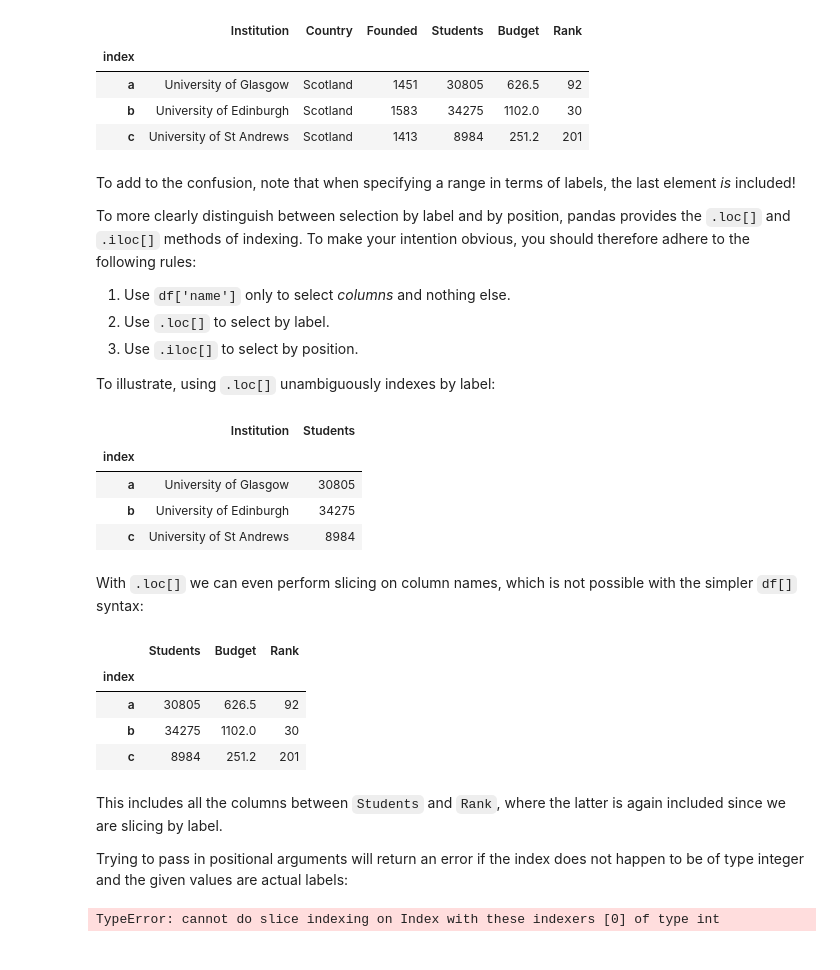
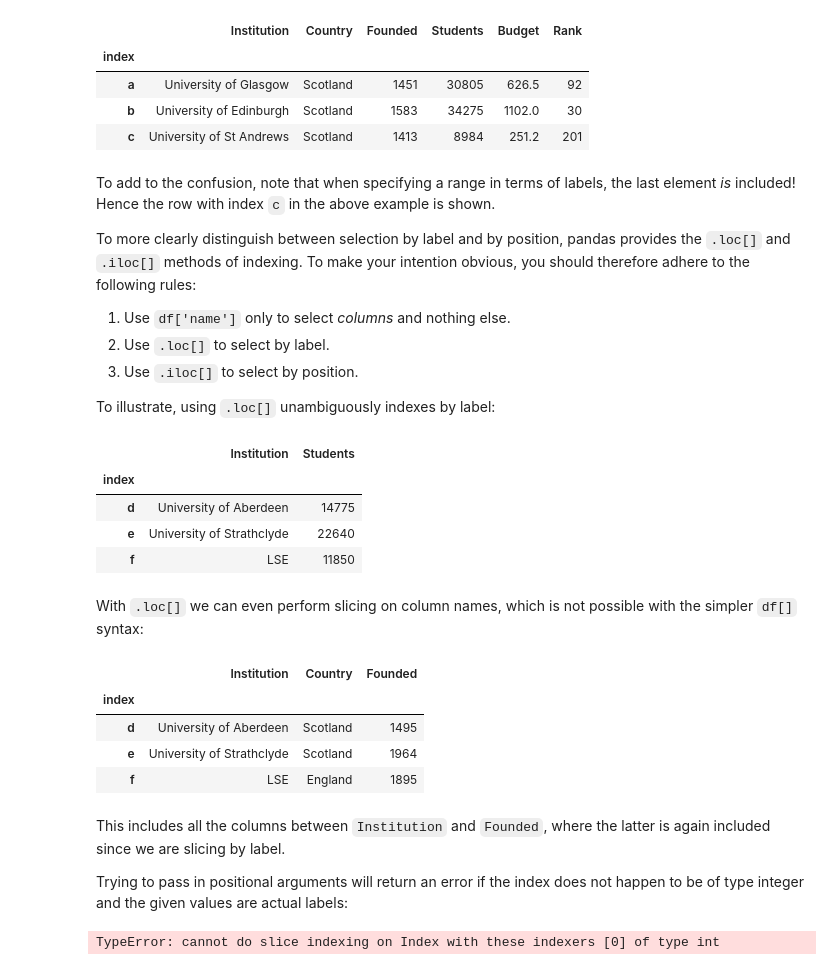
Before and after one commit to richardfoltyn/python-statistics, a Jupyter notebook: lectures/unit8.ipynb, the cells around one changed output. Cells and saved outputs as stored; diff of their text form; code cells hidden in the pictures.

```diff
--- a/lectures/unit8.ipynb
+++ b/lectures/unit8.ipynb
@@ -333,8 +355,9 @@ instead of integers as follows:
 import pandas as pd
 df = pd.read_csv('../data/universities.csv', sep=';')
 
-# Map list of integers to lower-case roman letters
-index = [chr(97+i) for i in df.index.values]
+# Create list of lower-case letters which has same
+# length as the number of observations.
+index = [chr(97+i) for i in range(len(df))]     # len(df) returns number of obs.
 index
 # %% [output]
 ['a',
@@ -367,7 +391,8 @@ df['a':'c']             # This is the same as df[:3]
 | c | University of St Andrews | Scotland | 1413 | 8984 | 251.2 | 201 |
 # %% [markdown]
 To add to the confusion, note that when specifying a range in terms of
-labels, the last element *is* included!
+labels, the last element *is* included! Hence the row with index `c`
+in the above example is shown.
 
 
 To more clearly distinguish between selection by label and by position,
@@ -381,26 +406,26 @@ rules:
 
 To illustrate, using `.loc[]` unambiguously indexes by label:
 # %%
-df.loc['a':'c', ['Institution', 'Students']]
+df.loc['d':'f', ['Institution', 'Students']]
 # %% [output]
 |  | Institution | Students |
 | index |  |  |
-| a | University of Glasgow | 30805 |
-| b | University of Edinburgh | 34275 |
-| c | University of St Andrews | 8984 |
+| d | University of Aberdeen | 14775 |
+| e | University of Strathclyde | 22640 |
+| f | LSE | 11850 |
 # %% [markdown]
 With `.loc[]` we can even perform slicing on column names, which
 is not possible with the simpler `df[]` syntax:
-# %%
-df.loc['a':'c', 'Students':'Rank']
-# %% [output]
-|  | Students | Budget | Rank |
-| index |  |  |  |
-| a | 30805 | 626.5 | 92 |
-| b | 34275 | 1102.0 | 30 |
-| c | 8984 | 251.2 | 201 |
+# %%
+df.loc['d':'f', 'Institution':'Founded']
+# %% [output]
+|  | Institution | Country | Founded |
+| index |  |  |  |
+| d | University of Aberdeen | Scotland | 1495 |
+| e | University of Strathclyde | Scotland | 1964 |
+| f | LSE | England | 1895 |
 # %% [markdown]
-This includes all the columns between `Students` and `Rank`,
+This includes all the columns between `Institution` and `Founded`,
 where the latter is again included since we are slicing by label.
 
 Trying to pass in positional arguments will return an error if the
```
Also changed, not shown: parts of 30 cells of this notebook.
